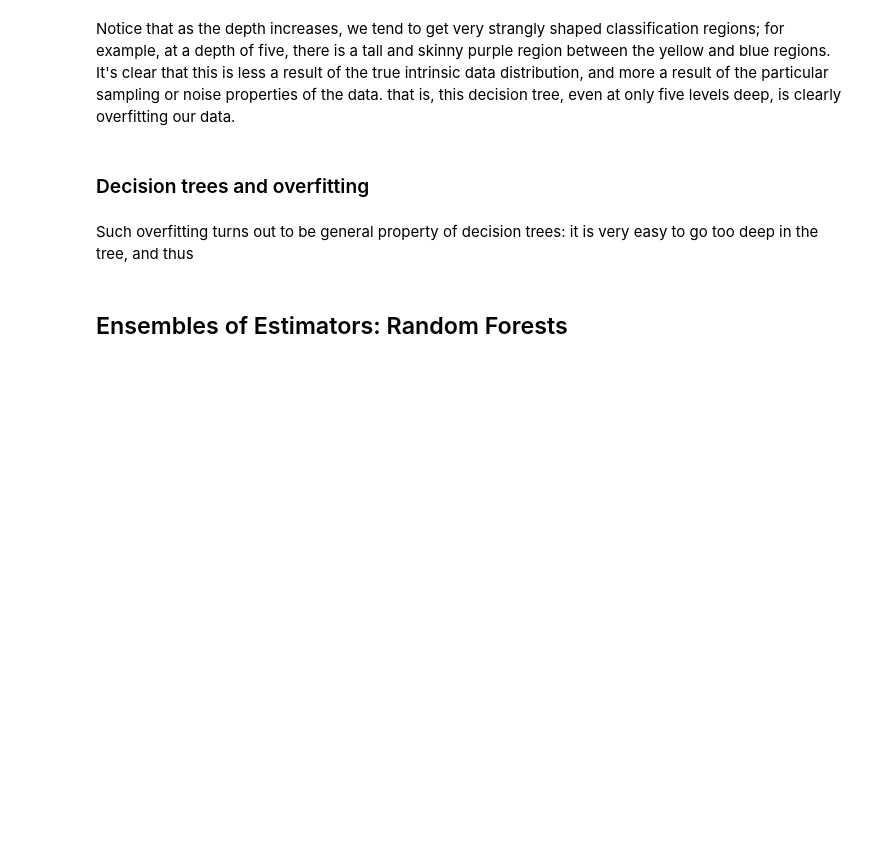
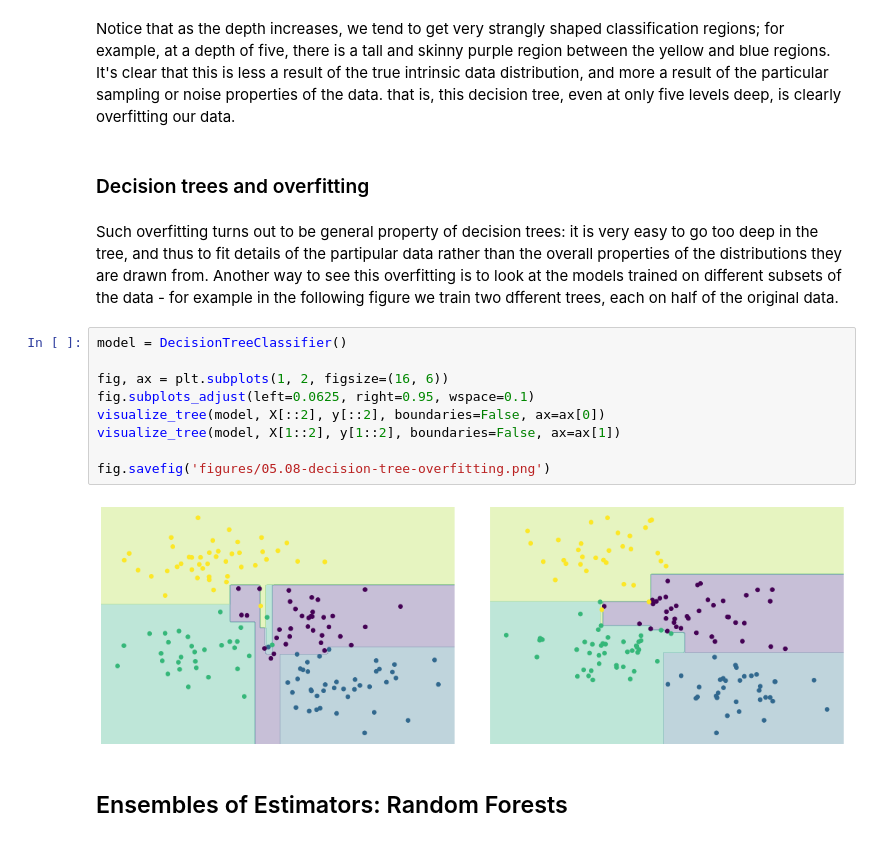
Before and after one commit to UlrikeBoehm/PythonDataScience, a Jupyter notebook: 05_MachineLearning/8_InDepth_DecisionTrees_RandomForest.ipynb, the cells around one changed output. Saved outputs shown, nothing was run; the diff lists cells and outputs as text; blank space fills up the shorter version.

Commit message:
Updated Decision Tree and Random Forest Section

```diff
--- a/05_MachineLearning/8_InDepth_DecisionTrees_RandomForest.ipynb
+++ b/05_MachineLearning/8_InDepth_DecisionTrees_RandomForest.ipynb
@@ -144,7 +144,18 @@ Notice that as the depth increases, we tend to get very strangly shaped classifi
 # %% [markdown]
 ### Decision trees and overfitting
 # %% [markdown]
-Such overfitting turns out to be general property of decision trees: it is very easy to go too deep in the tree, and thus
+Such overfitting turns out to be general property of decision trees: it is very easy to go too deep in the tree, and thus to fit details of the partipular data rather than the overall properties of the distributions they are drawn from. Another way to see this overfitting is to look at the models trained on different subsets of the data - for example in the following figure we train two dfferent trees, each on half of the original data.
+# %%
+model = DecisionTreeClassifier()
+
+fig, ax = plt.subplots(1, 2, figsize=(16, 6))
+fig.subplots_adjust(left=0.0625, right=0.95, wspace=0.1)
+visualize_tree(model, X[::2], y[::2], boundaries=False, ax=ax[0])
+visualize_tree(model, X[1::2], y[1::2], boundaries=False, ax=ax[1])
+
+fig.savefig('figures/05.08-decision-tree-overfitting.png')
+# %% [output]
+[figure, added]
 # %% [markdown]
 ## Ensembles of Estimators: Random Forests
 # %% [markdown]
```
Also changed, not shown: parts of 1 cell of this notebook, 1 other file.
